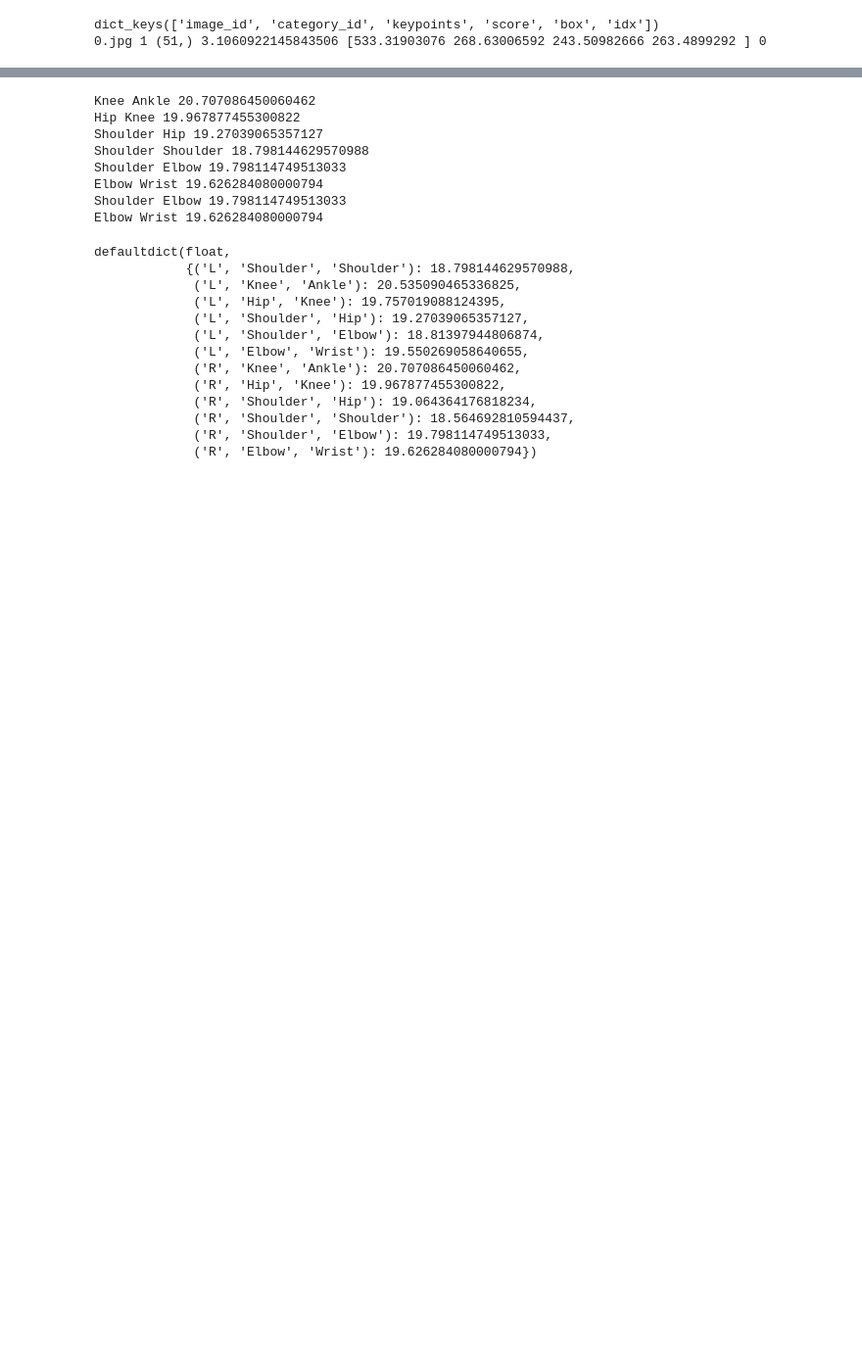
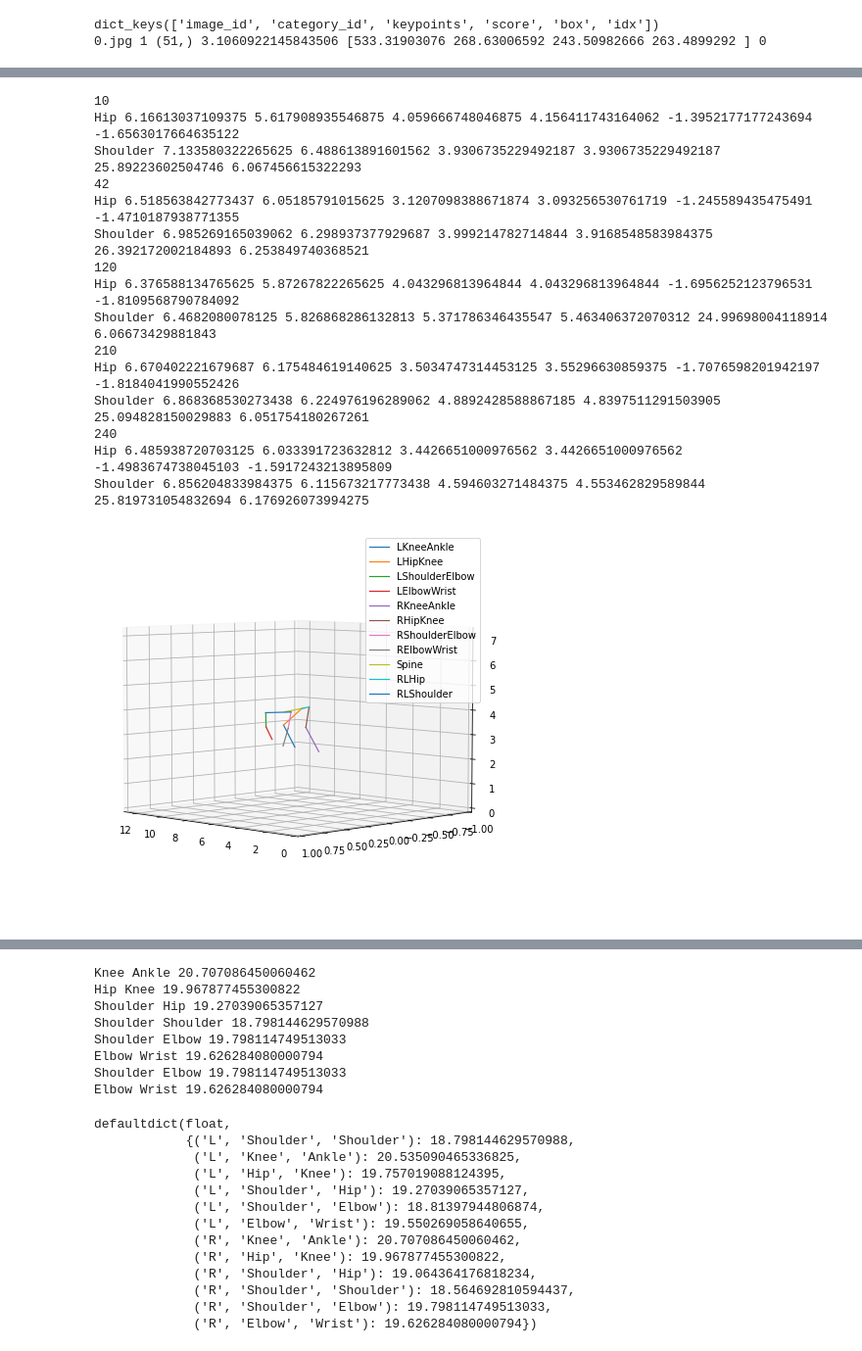
Before and after one commit to atharvas/gradlift, a Jupyter notebook: sandbox.ipynb, the cells around one changed output, grey strips where cells are left out. Shown: that part at 98% size. Saved outputs shown, nothing was run; the diff lists cells and outputs as text; code cells hidden in the pictures; blank space fills up the shorter version.

Commit message:
scatter plot x,y values are unnormalized... Normalize datapoints before operating

```diff
--- a/sandbox.ipynb
+++ b/sandbox.ipynb
@@ -172,7 +194,7 @@ class Skeleton:
                 if plot_3d:
                         ax.set_xlim([0, 12.70])
                         ax.set_zlim([0, 7.20])
-                        ax.set_ylim([-5, 5])
+                        ax.set_ylim([-1, 1])
                         ax.view_init(azim=90+45, elev=5)
                         if angle:
                                 ax.view_init(azim=90+angle, elev=5)
@@ -186,8 +208,8 @@ class Skeleton:
                                         x2, y2, z2 = (z_feat[dir+yy])
                                         # z_val = self.calc_z_val(x1, y1, x2, y2, xx, yy)
                                         # gamma = self.calc_gamma(x1, y1, x2, y2, xx, yy)
-                                        y1 = abs(7.20 - y1)
-                                        y2 = abs(7.20 - y2)
+                                        # y1 = abs(7.20 - y1)
+                                        # y2 = abs(7.20 - y2)
                                         ax.plot(xs=[x1, x2], ys=[z1 / 100, z2 / 100], zs=[y1, y2],  linewidth=1.2, label=dir+xx+yy)
 
                         x1, y1, z1 = (z_feat["CHip"])
@@ -247,17 +269,17 @@ class Skeleton:
                 proj_len = edist(x_RHip, y_RHip, x_RKnee, y_RKnee)
                 true_len = self.max_dist[("Hip", "Knee")]
                 z_RHip = ((true_len**2) - (proj_len**2))**0.5
-                z_feat['RHip'] = (x_RHip, y_RHip, z_RHip + z_RKnee)
+                z_feat['RHip'] = (x_RHip, y_RHip, z_RHip - z_RKnee)
 
                 # Get Z value for left hip.
                 x_LHip, y_LHip, _ = (self.feat_dict["LHip"])
                 proj_len = edist(x_LHip, y_LHip, x_LKnee, y_LKnee)
                 true_len = self.max_dist[("Hip", "Knee")]
                 z_LHip = ((true_len**2) - (proj_len**2))**0.5
-                z_feat['LHip'] = (x_LHip, y_LHip, z_LHip + z_LKnee)
+                z_feat['LHip'] = (x_LHip, y_LHip, z_LHip - z_LKnee)
 
                 # Can now infer location of center hip.
-                x_CHip, y_CHip, z_CHip = (*self.feat_dict["CHip"][:2], (z_LHip + z_RHip) / 2)
+                x_CHip, y_CHip, z_CHip = (*self.feat_dict["CHip"][:2], (z_feat['LHip'][-1] + z_feat['RHip'][-1]) / 2)
                 z_feat['CHip'] = (x_CHip, y_CHip, z_CHip)
 
                 # Get Z value for center shoulder using center hip
@@ -273,13 +295,13 @@ class Skeleton:
                 proj_len = edist(x_LShoulder, y_LShoulder, x_RShoulder, y_RShoulder) / 2
                 true_len = self.max_dist[("Shoulder", "Shoulder")]
                 z_LShoulder = ((true_len**2) - (proj_len**2))**0.5
-                z_feat['LShoulder'] = (x_LShoulder, y_LShoulder, z_CShoulder + z_LShoulder)
+                z_feat['LShoulder'] = (x_LShoulder, y_LShoulder, z_feat['CShoulder'][-1] + z_LShoulder)
 
                 # get Z value for right shoulder using center shoulder.
                 proj_len = edist(x_LShoulder, y_LShoulder, x_RShoulder, y_RShoulder) / 2
                 true_len = self.max_dist[("Shoulder", "Shoulder")] / 2
                 z_RShoulder = ((true_len**2) - (proj_len**2))**0.5
-                z_feat['RShoulder'] = (x_RShoulder, y_RShoulder, z_CShoulder - z_RShoulder)
+                z_feat['RShoulder'] = (x_RShoulder, y_RShoulder, z_feat['CShoulder'][-1] - z_RShoulder)
 
                 # Just to check, lets try to recover the left and right shoulder from the dir_facing
                 # @TODO: Low priority
@@ -313,7 +335,8 @@ class Skeleton:
                 z_feat['RWrist'] = (x_RWrist, y_RWrist, z_RElbow + z_RWrist)
                 return z_feat
 
-        def __init__(self, arr, max_dist):
+        # @TODO : scatter plot x,y values are unnormalized... Normalize datapoints before operating
+        def __init__(self, arr, max_dist, min_dist):
                 raw_input = np.array(arr).reshape(-1, 3)
                 self.max_dist = max_dist
                 process = lambda arr : np.array([arr[0] / 100, abs(V_HEIGHT - arr[1]) / 100 , arr[2] ])
@@ -323,10 +346,11 @@ class Skeleton:
                 # print(self.feat_dict)
 
 max_dist = get_max_dist(preds)
+min_dist = get_min_dist(preds)
 # Skeleton(preds[1]['keypoints']).plot()
 for kp in [10, 42, 120, 210, 240]:
         print(kp)
         # Skeleton(preds[kp]['keypoints']).plot()
         # keypoints_3d = Skeleton(preds[kp]['keypoints'], max_dist).to3D() #.plot(plot_3d=True)
-        Skeleton(preds[kp]['keypoints'], max_dist).plot(plot_3d=True)
+        Skeleton(preds[kp]['keypoints'], max_dist, min_dist).plot(plot_3d=True, angle=90)
 # %% [output]
@@ -352,0 +358,23 @@ Shoulder 6.856204833984375 6.115673217773438 4.594603271484375 4.553462829589844
+# %%
+for kp in [10, 42, 120, 210, 240]:
+        print(kp)
+        # Skeleton(preds[kp]['keypoints']).plot()
+        # keypoints_3d = Skeleton(preds[kp]['keypoints'], max_dist).to3D() #.plot(plot_3d=True)
+        Skeleton(preds[kp]['keypoints'], max_dist).plot(plot_3d=True, angle=0)
+# %% [output]
+10
+Hip 6.16613037109375 5.617908935546875 4.059666748046875 4.156411743164062 -1.3952177177243694 -1.6563017664635122
+Shoulder 7.133580322265625 6.488613891601562 3.9306735229492187 3.9306735229492187 25.89223602504746 6.067456615322293
+42
+Hip 6.518563842773437 6.05185791015625 3.1207098388671874 3.093256530761719 -1.245589435475491 -1.4710187938771355
+Shoulder 6.985269165039062 6.298937377929687 3.999214782714844 3.9168548583984375 26.392172002184893 6.253849740368521
+120
+Hip 6.376588134765625 5.87267822265625 4.043296813964844 4.043296813964844 -1.6956252123796531 -1.8109568790784092
+Shoulder 6.4682080078125 5.826868286132813 5.371786346435547 5.463406372070312 24.99698004118914 6.06673429881843
+210
+Hip 6.670402221679687 6.175484619140625 3.5034747314453125 3.55296630859375 -1.7076598201942197 -1.8184041990552426
+Shoulder 6.868368530273438 6.224976196289062 4.8892428588867185 4.8397511291503905 25.094828150029883 6.051754180267261
+240
+Hip 6.485938720703125 6.033391723632812 3.4426651000976562 3.4426651000976562 -1.4983674738045103 -1.5917243213895809
+Shoulder 6.856204833984375 6.115673217773438 4.594603271484375 4.553462829589844 25.819731054832694 6.176926073994275
+[figure, added]
```
Also changed, not shown: parts of 3 cells of this notebook.
